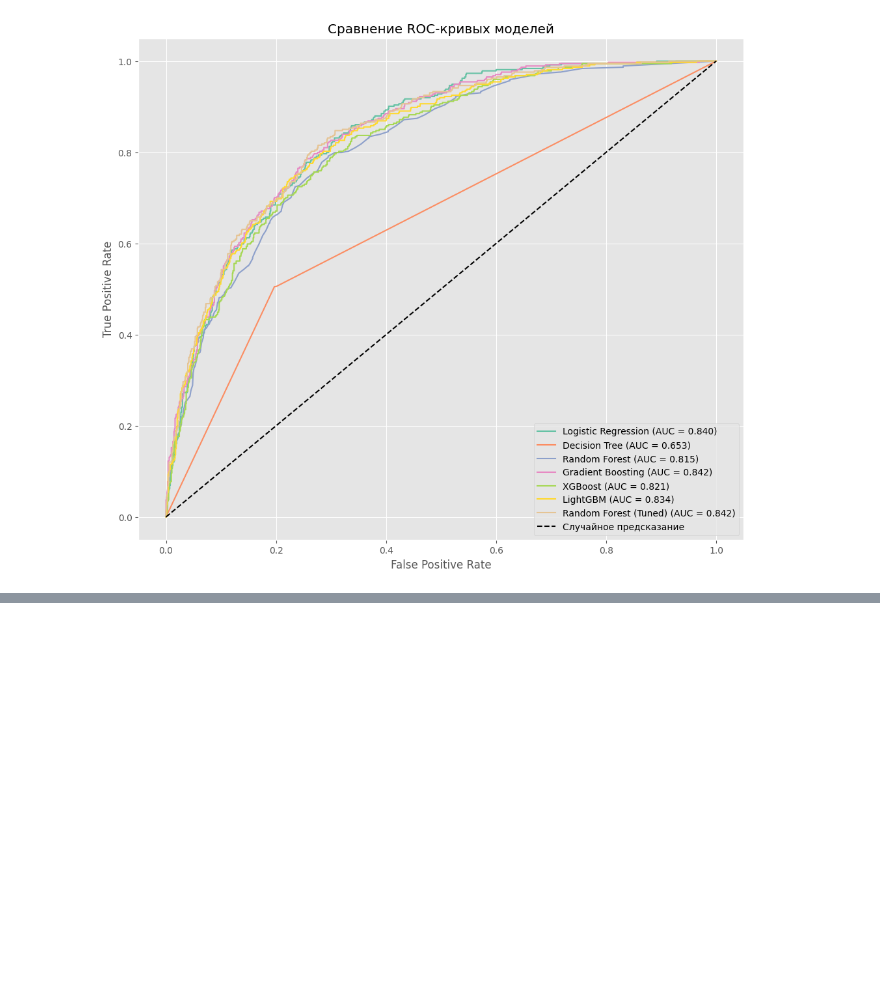
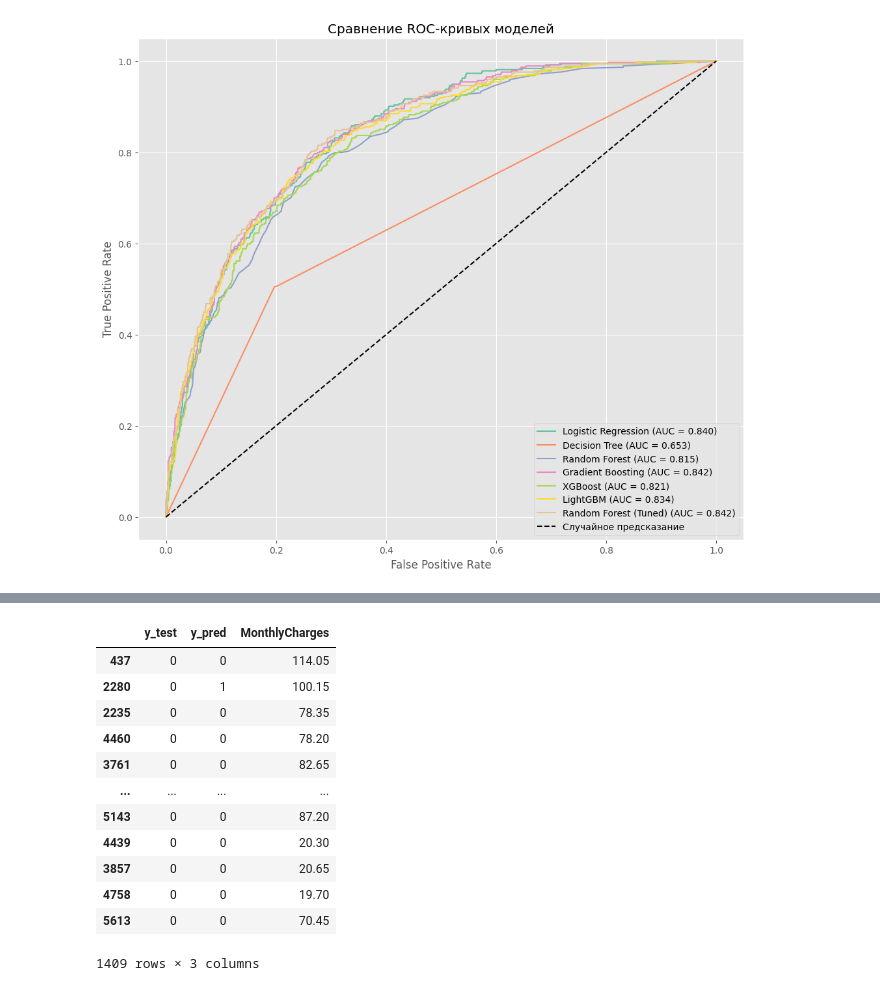
Before and after one commit to DgtrDN/diplom, a Jupyter notebook: diplom_telco_customer.ipynb, the cells around one changed output, grey strips where cells are left out. Cells and saved outputs as stored; diff of their text form; code cells hidden in the pictures; blank space fills up the shorter version.

```diff
--- a/diplom_telco_customer.ipynb
+++ b/diplom_telco_customer.ipynb
@@ -436,0 +483,10 @@ plt.show()
+# %%
+# Получаем прогнозы лучшей модели на тестовых данных
+y_pred_best = best_rf.predict(X_test_selected)
+# %%
+# Создаю DataFrame с фактическими и предсказанными значениями
+results_analysis = pd.DataFrame({
+    'y_test': y_test,
+    'y_pred': y_pred_best
+}, index=y_test.index)
+df.info()
@@ -436,0 +511,21 @@ plt.show()
+# %%
+# Добавляю реальные месячные платежи (до масштабирования)
+# Используем .loc для безопасного соединения по индексам
+original_test_data = df.loc[y_test.index]
+results_analysis['MonthlyCharges'] = original_test_data['MonthlyCharges']
+# %%
+results_analysis
+# %% [output]
+|  | y_test | y_pred | MonthlyCharges |
+| 437 | 0 | 0 | 114.05 |
+| 2280 | 0 | 1 | 100.15 |
+| 2235 | 0 | 0 | 78.35 |
+| 4460 | 0 | 0 | 78.20 |
+| 3761 | 0 | 0 | 82.65 |
+| ... | ... | ... | ... |
+| 5143 | 0 | 0 | 87.20 |
+| 4439 | 0 | 0 | 20.30 |
+| 3857 | 0 | 0 | 20.65 |
+| 4758 | 0 | 0 | 19.70 |
+| 5613 | 0 | 0 | 70.45 |
+1409 rows × 3 columns
```
Also changed, not shown: parts of 20 cells of this notebook, 4 other files.
